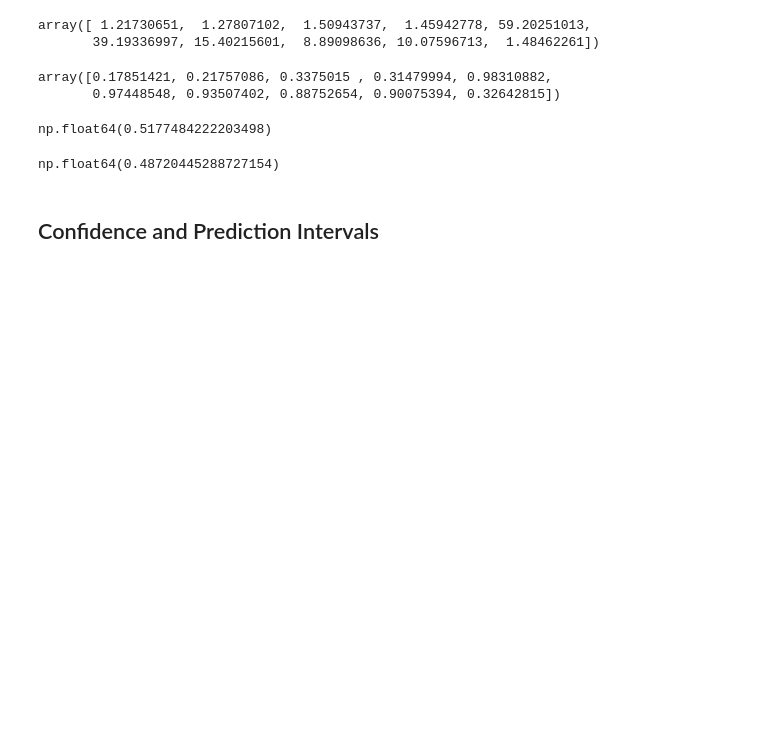
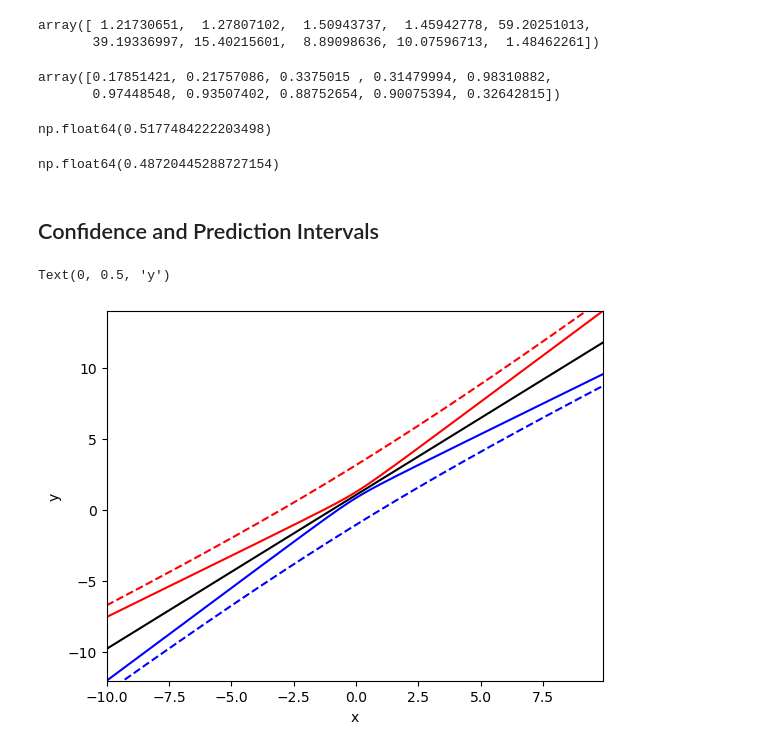
Before and after one commit to mus514/Statistical-Learning, a Jupyter notebook: linear_regression.ipynb, the cells around one changed output. Cells and saved outputs as stored; diff of their text form; code cells hidden in the pictures; blank space fills up the shorter version.

```diff
--- a/linear_regression.ipynb
+++ b/linear_regression.ipynb
@@ -305,4 +305,40 @@ RSE = np.sqrt(RSS / (N - p - 1))
 alpha = 0.05
 # %%
 def f(x, a):
-    x = None
+    x = np.array([1, x])
+    t = sc.stats.t.ppf(0.975, df=N - p - 1)
+    the_range = t * RSE * np.sqrt(a + x@U@x.T)
+    lower = x@beta_hat - the_range
+    upper = x@beta_hat + the_range
+    return ([lower, upper])
+# %%
+x_seq = np.arange(-10, 10, 0.1)
+
+lower_seq1 = []
+upper_seq1 = []
+for i in range(len(x_seq)):
+    res = f(x_seq[i], 0)
+    lower_seq1.append(res[0])
+    upper_seq1.append(res[1])
+
+lower_seq2 = []
+upper_seq2 = []
+for i in range(len(x_seq)):
+    res = f(x_seq[i], 1)
+    lower_seq2.append(res[0])
+    upper_seq2.append(res[1])
+
+yy = beta_hat[0] + beta_hat[1]* x_seq
+# %%
+plt.xlim(np.min(x_seq), np.max(x_seq))
+plt.ylim(np.min(lower_seq1),np.max(upper_seq1))
+plt.plot(x_seq, yy, c='black')
+plt.plot(x_seq, lower_seq1, c='blue')
+plt.plot(x_seq, upper_seq1, c='red')
+plt.plot(x_seq, lower_seq2, c='blue', linestyle='dashed')
+plt.plot(x_seq, upper_seq2, c='red', linestyle='dashed')
+plt.xlabel('x')
+plt.ylabel('y')
+# %% [output]
+Text(0, 0.5, 'y')
+[figure, added]
```
